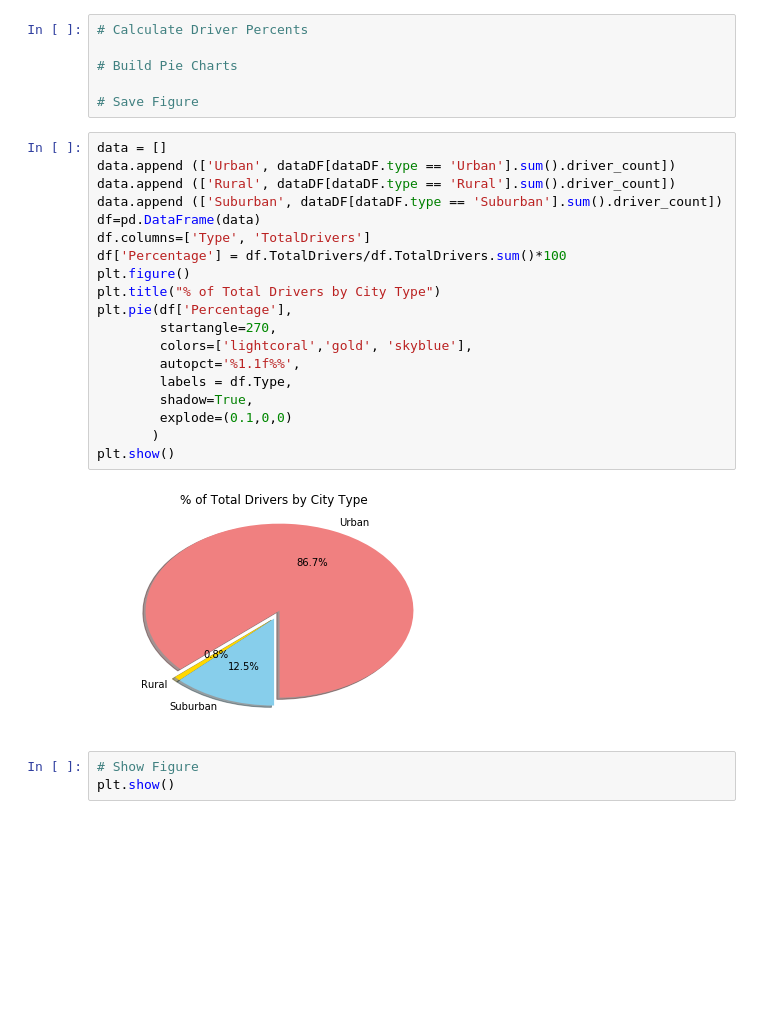
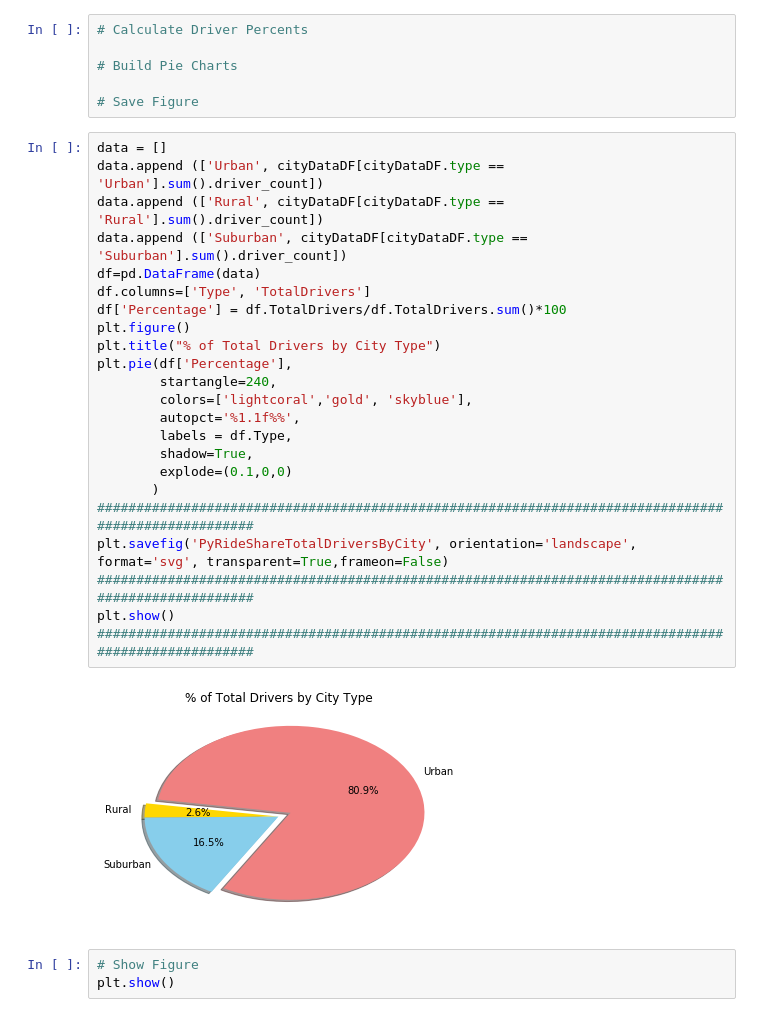
Before and after one commit to vittalsiddaiah/UTDataAnalyticsAssignments, a Jupyter notebook: Python/assignments/MatplotLib/Instructions/Pyber/pyber_starter.ipynb, the cells around one changed output. Saved outputs shown, nothing was run; the diff lists cells and outputs as text; blank space fills up the shorter version.

```diff
--- a/Python/assignments/MatplotLib/Instructions/Pyber/pyber_starter.ipynb
+++ b/Python/assignments/MatplotLib/Instructions/Pyber/pyber_starter.ipynb
@@ -161,25 +175,29 @@ plt.show()
 # Save Figure
 # %%
 data = []
-data.append (['Urban', dataDF[dataDF.type == 'Urban'].sum().driver_count])
-data.append (['Rural', dataDF[dataDF.type == 'Rural'].sum().driver_count])
-data.append (['Suburban', dataDF[dataDF.type == 'Suburban'].sum().driver_count])
+data.append (['Urban', cityDataDF[cityDataDF.type == 'Urban'].sum().driver_count])
+data.append (['Rural', cityDataDF[cityDataDF.type == 'Rural'].sum().driver_count])
+data.append (['Suburban', cityDataDF[cityDataDF.type == 'Suburban'].sum().driver_count])
 df=pd.DataFrame(data)
 df.columns=['Type', 'TotalDrivers']
 df['Percentage'] = df.TotalDrivers/df.TotalDrivers.sum()*100
 plt.figure()
 plt.title("% of Total Drivers by City Type")
 plt.pie(df['Percentage'],
-        startangle=270,
+        startangle=240,
         colors=['lightcoral','gold', 'skyblue'],
         autopct='%1.1f%%',
         labels = df.Type,
         shadow=True,
         explode=(0.1,0,0)
        )
+####################################################################################################
+plt.savefig('PyRideShareTotalDriversByCity', orientation='landscape', format='svg', transparent=True,frameon=False)
+####################################################################################################
 plt.show()
+####################################################################################################
 # %% [output]
-[figure, old version]
+[figure, new version]
 # %%
 # Show Figure
 plt.show()
```
Also changed, not shown: parts of 4 cells of this notebook, 2 other files.
